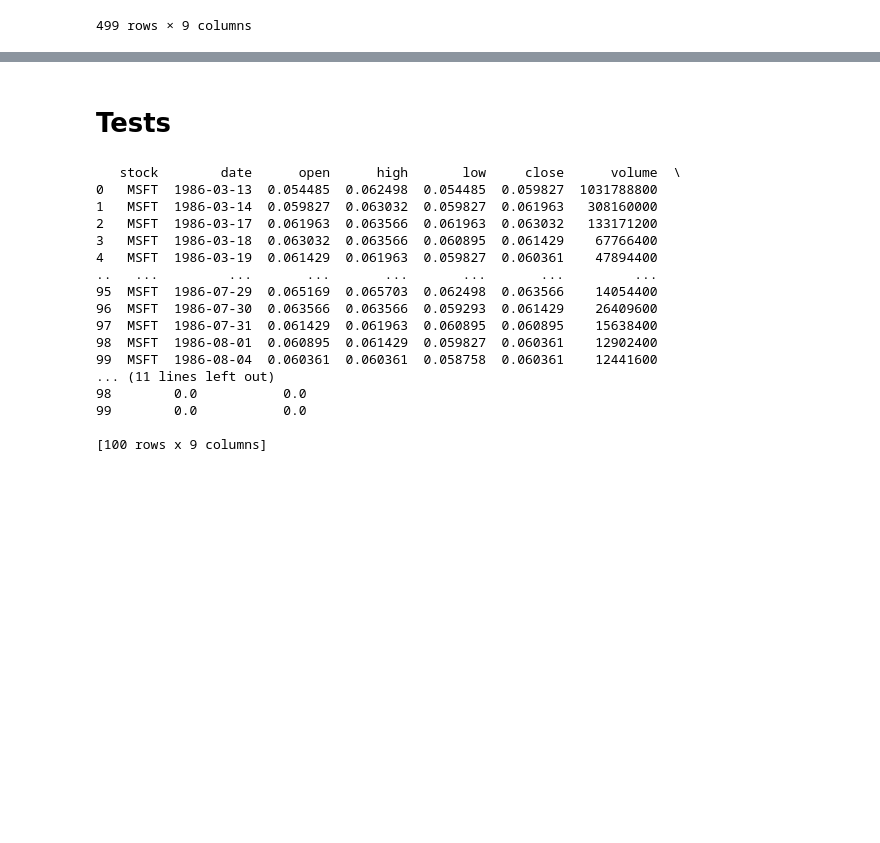
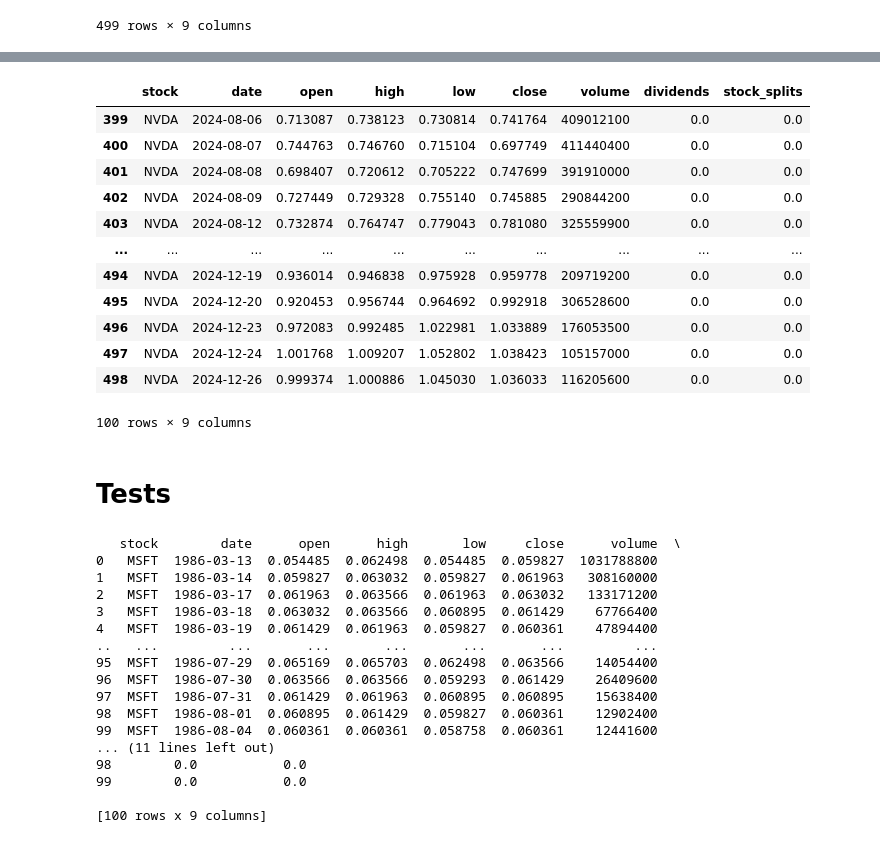
Before and after one commit to kakubicki/stock-forecast, a Jupyter notebook: stock_forecast.ipynb, the cells around one changed output, grey strips where cells are left out. Saved outputs shown, nothing was run; the diff lists cells and outputs as text; code cells hidden in the pictures; blank space fills up the shorter version.

```diff
--- a/stock_forecast.ipynb
+++ b/stock_forecast.ipynb
@@ -174,3 +264,19 @@ df_test
+# %%
+validation_df_test_scaled
+# %% [output]
+|  | stock | date | open | high | low | close | volume | dividends | stock_splits |
+| 399 | NVDA | 2024-08-06 | 0.713087 | 0.738123 | 0.730814 | 0.741764 | 409012100 | 0.0 | 0.0 |
+| 400 | NVDA | 2024-08-07 | 0.744763 | 0.746760 | 0.715104 | 0.697749 | 411440400 | 0.0 | 0.0 |
+| 401 | NVDA | 2024-08-08 | 0.698407 | 0.720612 | 0.705222 | 0.747699 | 391910000 | 0.0 | 0.0 |
+| 402 | NVDA | 2024-08-09 | 0.727449 | 0.729328 | 0.755140 | 0.745885 | 290844200 | 0.0 | 0.0 |
+| 403 | NVDA | 2024-08-12 | 0.732874 | 0.764747 | 0.779043 | 0.781080 | 325559900 | 0.0 | 0.0 |
+| ... | ... | ... | ... | ... | ... | ... | ... | ... | ... |
+| 494 | NVDA | 2024-12-19 | 0.936014 | 0.946838 | 0.975928 | 0.959778 | 209719200 | 0.0 | 0.0 |
+| 495 | NVDA | 2024-12-20 | 0.920453 | 0.956744 | 0.964692 | 0.992918 | 306528600 | 0.0 | 0.0 |
+| 496 | NVDA | 2024-12-23 | 0.972083 | 0.992485 | 1.022981 | 1.033889 | 176053500 | 0.0 | 0.0 |
+| 497 | NVDA | 2024-12-24 | 1.001768 | 1.009207 | 1.052802 | 1.038423 | 105157000 | 0.0 | 0.0 |
+| 498 | NVDA | 2024-12-26 | 0.999374 | 1.000886 | 1.045030 | 1.036033 | 116205600 | 0.0 | 0.0 |
+100 rows × 9 columns
 # %% [markdown]
 # Tests
 # %%
```
Also changed, not shown: parts of 7 cells of this notebook.
